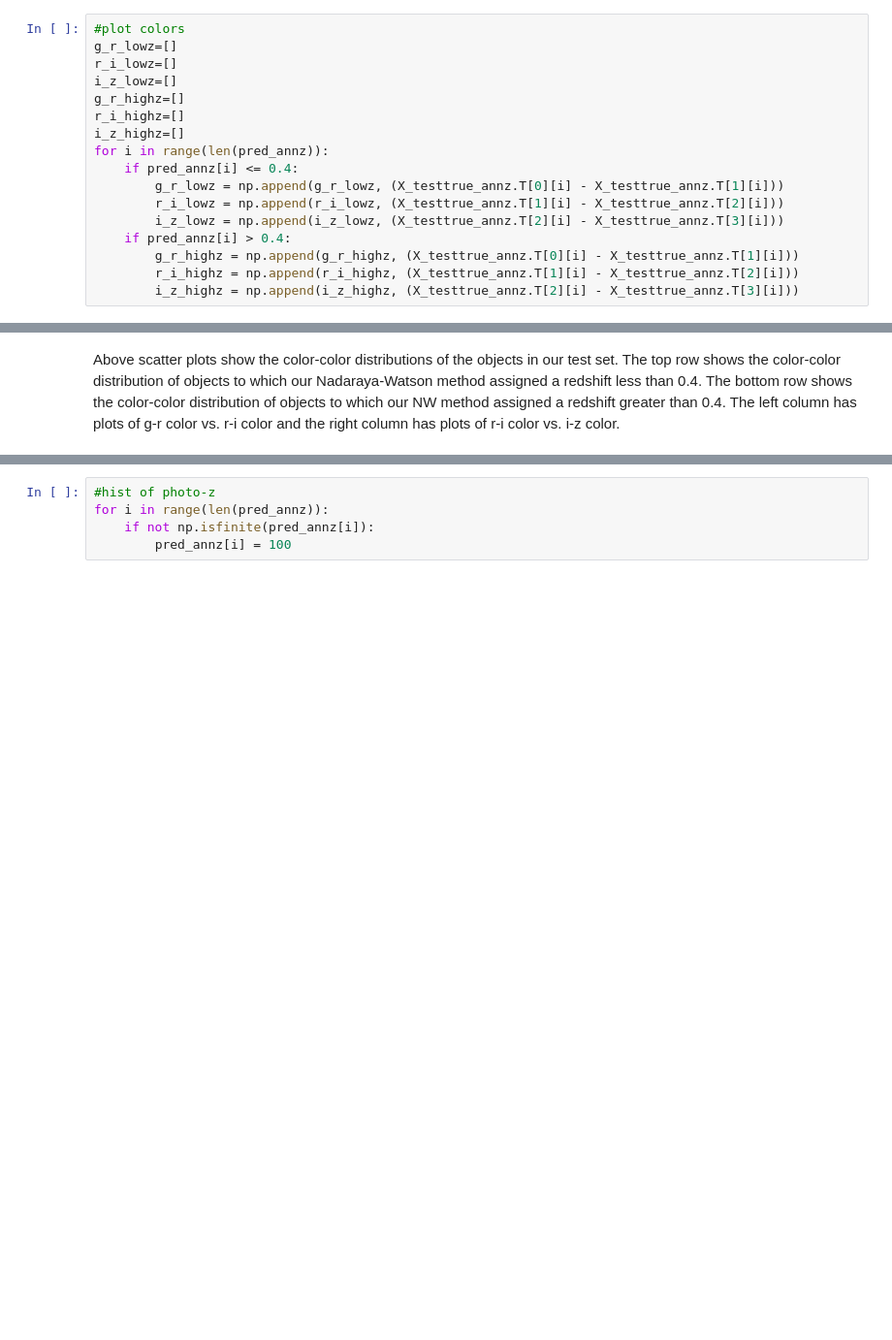
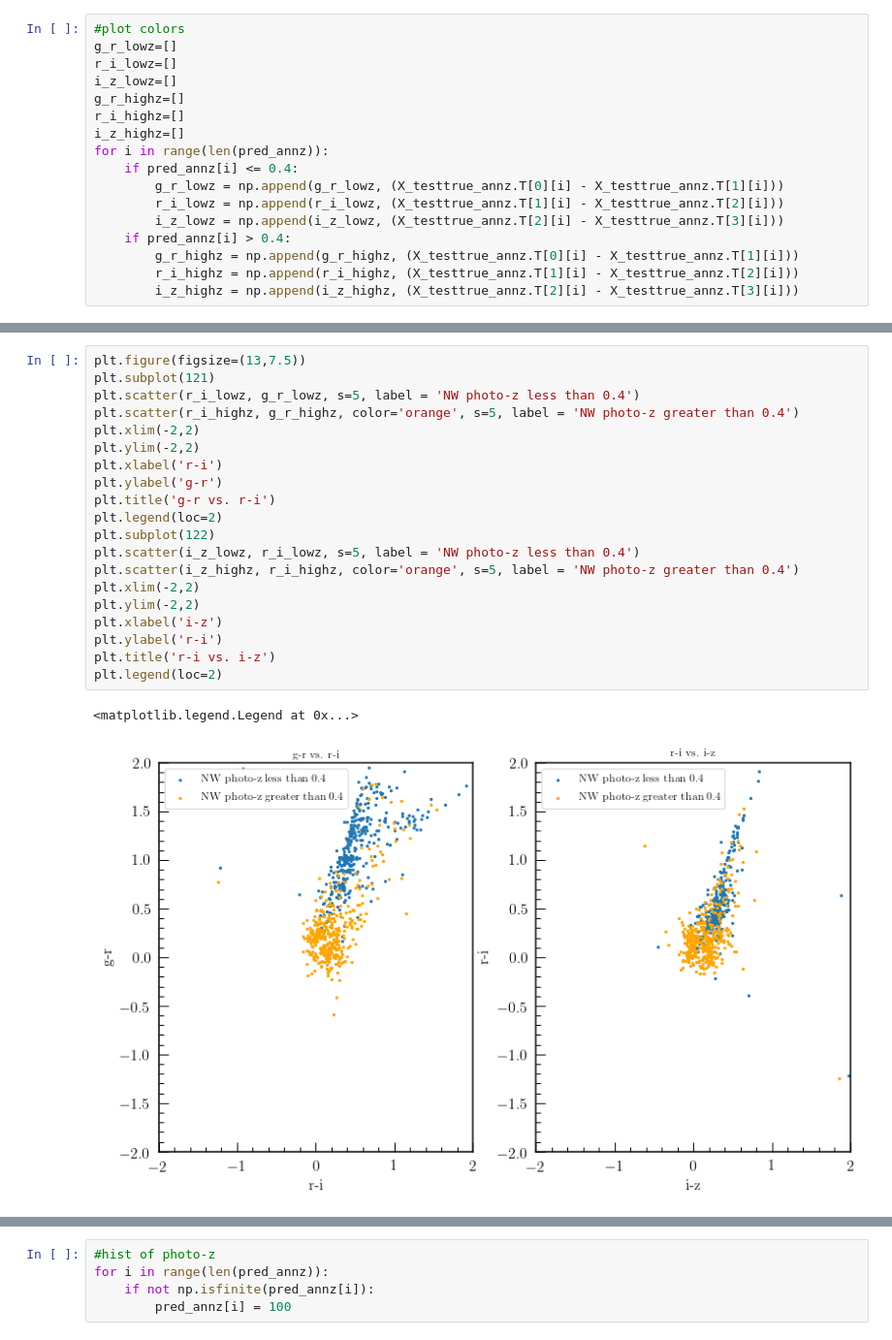
Before and after one commit to RichardsGroup/LSSTprep, a Jupyter notebook: Photo-z/DESvsNWcomp_gtr_stars.ipynb, the cells around one changed output, grey strips where cells are left out. Shown at 97% size. Saved outputs shown, nothing was run; the diff lists cells and outputs as text; blank space fills up the shorter version.

Commit message:
Editted color-color plots

```diff
--- a/Photo-z/DESvsNWcomp_gtr_stars.ipynb
+++ b/Photo-z/DESvsNWcomp_gtr_stars.ipynb
@@ -177,2 +143,23 @@ Text(0.5,1,'NW redshift greater than 0.4')
-# %% [markdown]
-Above scatter plots show the color-color distributions of the objects in our test set.  The top row shows the color-color distribution of objects to which our Nadaraya-Watson method assigned a redshift less than 0.4.  The bottom row shows the color-color distribution of objects to which our NW method assigned a redshift greater than 0.4.  The left column has plots of g-r color vs. r-i color and the right column has plots of r-i color vs. i-z color.
+# %%
+plt.figure(figsize=(13,7.5))
+plt.subplot(121)
+plt.scatter(r_i_lowz, g_r_lowz, s=5, label = 'NW photo-z less than 0.4')
+plt.scatter(r_i_highz, g_r_highz, color='orange', s=5, label = 'NW photo-z greater than 0.4')
+plt.xlim(-2,2)
+plt.ylim(-2,2)
+plt.xlabel('r-i')
+plt.ylabel('g-r')
+plt.title('g-r vs. r-i')
+plt.legend(loc=2)
+plt.subplot(122)
+plt.scatter(i_z_lowz, r_i_lowz, s=5, label = 'NW photo-z less than 0.4')
+plt.scatter(i_z_highz, r_i_highz, color='orange', s=5, label = 'NW photo-z greater than 0.4')
+plt.xlim(-2,2)
+plt.ylim(-2,2)
+plt.xlabel('i-z')
+plt.ylabel('r-i')
+plt.title('r-i vs. i-z')
+plt.legend(loc=2)
+# %% [output]
+<matplotlib.legend.Legend at 0x...>
+[figure, added]
```
Also changed, not shown: parts of 2 cells of this notebook.
